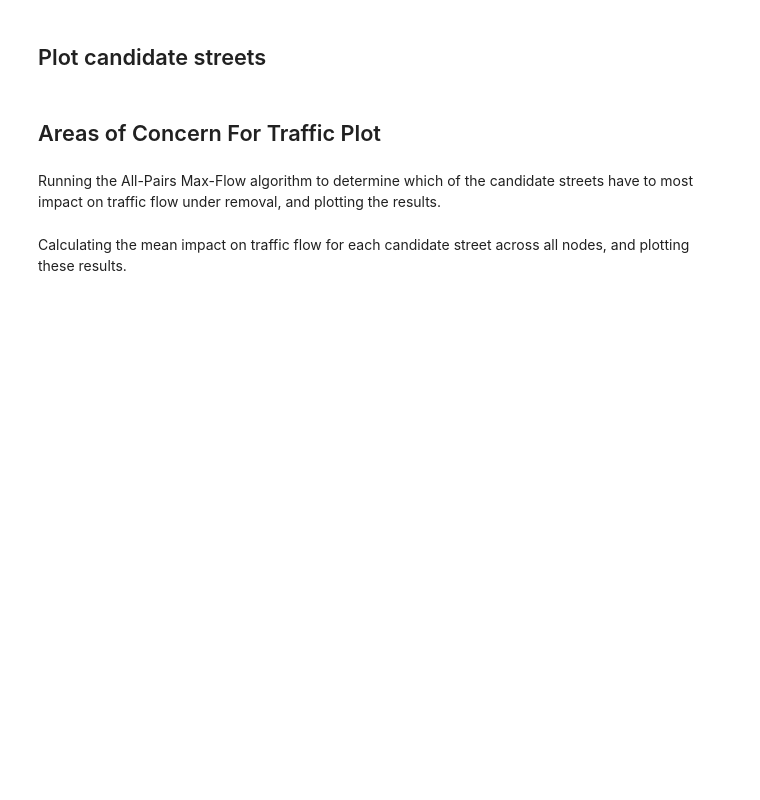
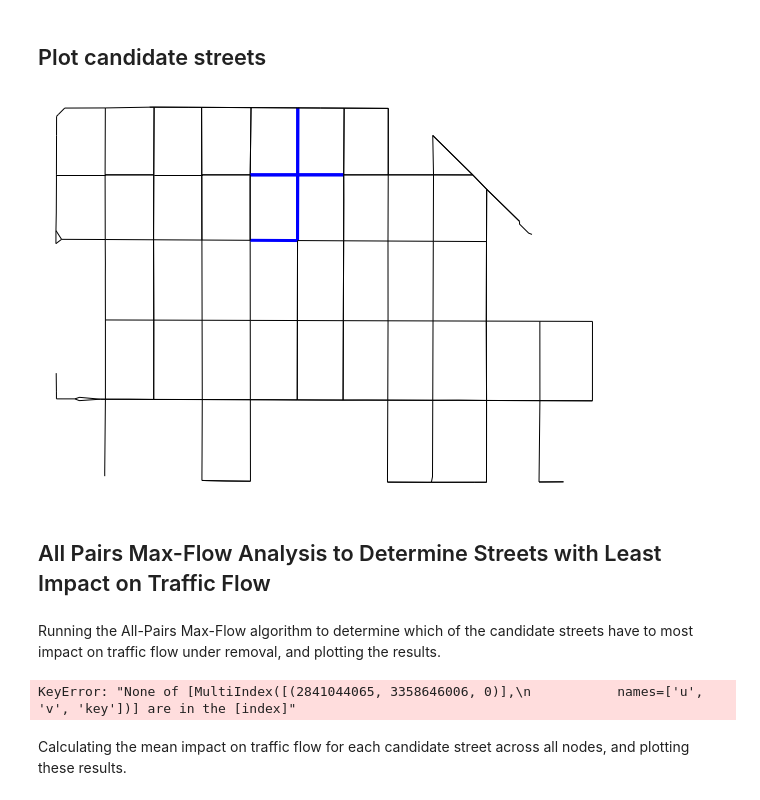
Before and after one commit to schmidmt/Finding-Optional-Shared-Streets, a Jupyter notebook: notebooks/Finding Optimal Shared Streets Tutorial.ipynb, the cells around one changed output. Cells and saved outputs as stored; diff of their text form; code cells hidden in the pictures; blank space fills up the shorter version.

```diff
--- a/notebooks/Finding Optimal Shared Streets Tutorial.ipynb
+++ b/notebooks/Finding Optimal Shared Streets Tutorial.ipynb
@@ -592,9 +647,11 @@ NameError: name 'util' is not defined
 # %% [markdown]
 ## Plot candidate streets
 # %%
-['blue' if (edge in candidate_streets.index or (edge[1], edge[0], edge[2]) in candidate_streets.index) else 'black' for edge in focus_network.edges]
+ec_candidate = ['blue' if (edge in candidate_streets.index or (edge[1], edge[0], edge[2]) in candidate_streets.index) else 'black' for edge in focus_network.edges]
 lw_candidate = [3 if (edge in candidate_streets.index or (edge[1], edge[0], edge[2]) in candidate_streets.index) else 1 for edge in focus_network.edges]
 fig, ax = plt.subplots(1, 1, figsize=(10, 10))
 fig, ax = ox.plot_graph(focus_network, node_size=1, edge_color=ec_candidate, node_alpha=0, edge_linewidth=lw_candidate, ax=ax, show=False)
+# %% [output]
+[figure, added]
 # %% [markdown]
-## Areas of Concern For Traffic Plot
+## All Pairs Max-Flow Analysis to Determine Streets with Least Impact on Traffic Flow
@@ -629,7 +683,9 @@ def removal_impact(
 impacts = {}
 
 for candidate in candidate_streets.index:
-    impacts[candidate] = removal_impact(denver, candidate, 1000)
+    impacts[candidate] = removal_impact(focus_network, candidate, 1000)
+# %% [output]
+KeyError: "None of [MultiIndex([(2841044065, 3358646006, 0)],\n           names=['u', 'v', 'key'])] are in the [index]"
 # %% [markdown]
 Calculating the mean impact on traffic flow for each candidate street across all nodes, and plotting these results.
 # %%
```
Also changed, not shown: parts of 22 cells of this notebook.
